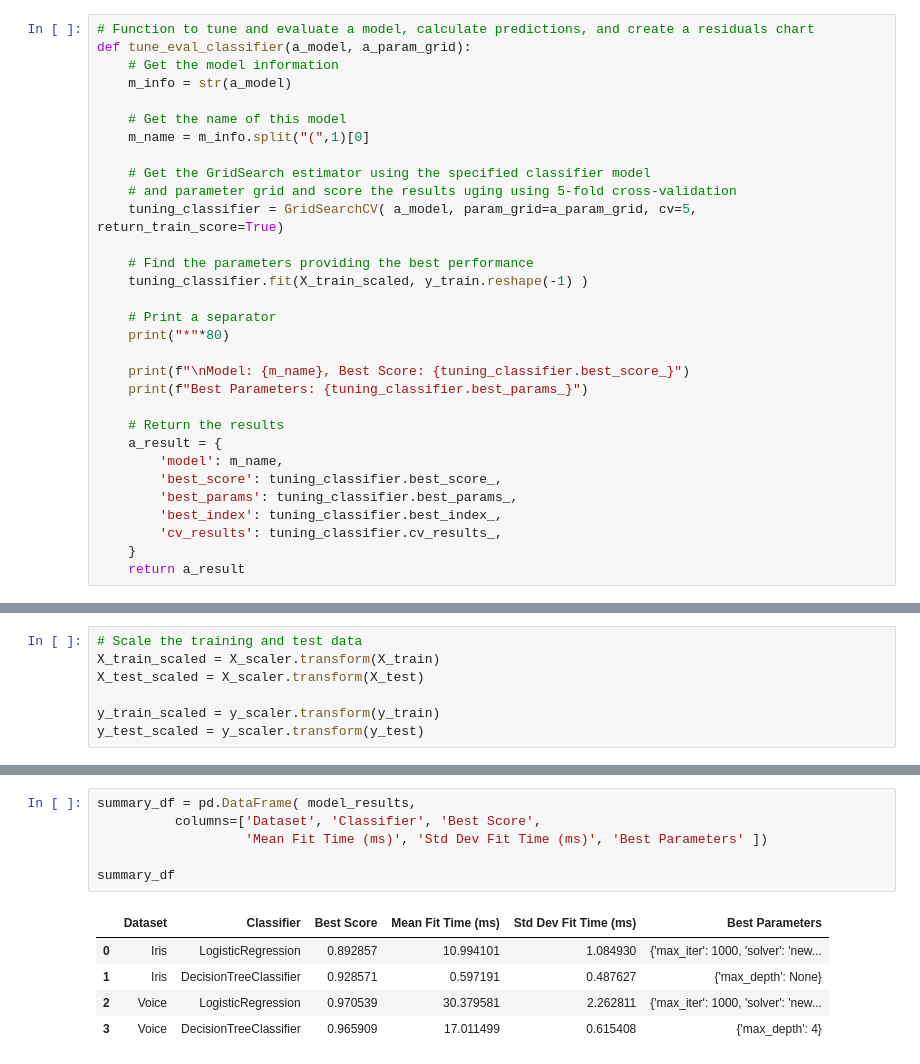
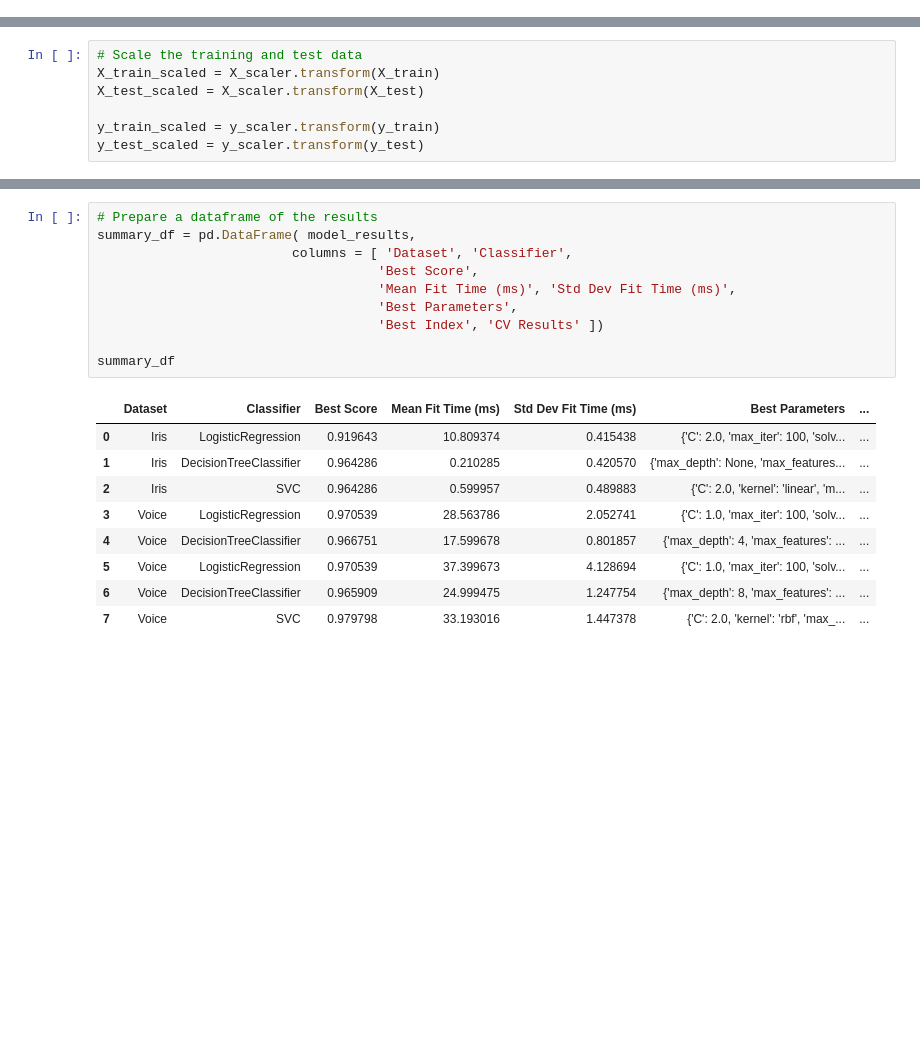
Before and after one commit to daddyjab/ML_Notes, a Jupyter notebook: 8-Hyper-Parameter Tuning.ipynb, the cells around one changed output, grey strips where cells are left out. Saved outputs shown, nothing was run; the diff lists cells and outputs as text; blank space fills up the shorter version.

Commit message:
revised charts, added SVM SVC classifier

```diff
--- a/8-Hyper-Parameter Tuning.ipynb
+++ b/8-Hyper-Parameter Tuning.ipynb
@@ -141,32 +185 @@ y_test_scaled = y_scaler.transform(y_test)
-# %%
-# Function to tune and evaluate a model, calculate predictions, and create a residuals chart
-def tune_eval_classifier(a_model, a_param_grid):
-    # Get the model information
-    m_info = str(a_model)
-
-    # Get the name of this model
-    m_name = m_info.split("(",1)[0]
-
-    # Get the GridSearch estimator using the specified classifier model
-    # and parameter grid and score the results uging using 5-fold cross-validation
-    tuning_classifier = GridSearchCV( a_model, param_grid=a_param_grid, cv=5, return_train_score=True)
-
-    # Find the parameters providing the best performance
-    tuning_classifier.fit(X_train_scaled, y_train.reshape(-1) )
-
-    # Print a separator
-    print("*"*80)
-
-    print(f"\nModel: {m_name}, Best Score: {tuning_classifier.best_score_}")
-    print(f"Best Parameters: {tuning_classifier.best_params_}")
-
-    # Return the results
-    a_result = {
-        'model': m_name,
-        'best_score': tuning_classifier.best_score_,
-        'best_params': tuning_classifier.best_params_,
-        'best_index': tuning_classifier.best_index_,
-        'cv_results': tuning_classifier.cv_results_,
-    }
-    return a_result
 # %% [markdown]
@@ -430,15 +349,23 @@ pprint(model_results)
 # %%
+# Prepare a dataframe of the results
 summary_df = pd.DataFrame( model_results,
-          columns=['Dataset', 'Classifier', 'Best Score',
-                   'Mean Fit Time (ms)', 'Std Dev Fit Time (ms)', 'Best Parameters' ])
+                         columns = [ 'Dataset', 'Classifier',
+                                    'Best Score',
+                                    'Mean Fit Time (ms)', 'Std Dev Fit Time (ms)',
+                                    'Best Parameters',
+                                    'Best Index', 'CV Results' ])
 
 summary_df
 # %% [output]
-|  | Dataset | Classifier | Best Score | Mean Fit Time (ms) | Std Dev Fit Time (ms) | Best Parameters |
-| 0 | Iris | LogisticRegression | 0.892857 | 10.994101 | 1.084930 | {'max_iter': 1000, 'solver': 'new... |
-| 1 | Iris | DecisionTreeClassifier | 0.928571 | 0.597191 | 0.487627 | {'max_depth': None} |
-| 2 | Voice | LogisticRegression | 0.970539 | 30.379581 | 2.262811 | {'max_iter': 1000, 'solver': 'new... |
-| 3 | Voice | DecisionTreeClassifier | 0.965909 | 17.011499 | 0.615408 | {'max_depth': 4} |
+|  | Dataset | Classifier | Best Score | Mean Fit Time (ms) | Std Dev Fit Time (ms) | Best Parameters | ... |
+| 0 | Iris | LogisticRegression | 0.919643 | 10.809374 | 0.415438 | {'C': 2.0, 'max_iter': 100, 'solv... | ... |
+| 1 | Iris | DecisionTreeClassifier | 0.964286 | 0.210285 | 0.420570 | {'max_depth': None, 'max_features... | ... |
+| 2 | Iris | SVC | 0.964286 | 0.599957 | 0.489883 | {'C': 2.0, 'kernel': 'linear', 'm... | ... |
+| 3 | Voice | LogisticRegression | 0.970539 | 28.563786 | 2.052741 | {'C': 1.0, 'max_iter': 100, 'solv... | ... |
+| 4 | Voice | DecisionTreeClassifier | 0.966751 | 17.599678 | 0.801857 | {'max_depth': 4, 'max_features': ... | ... |
+| 5 | Voice | LogisticRegression | 0.970539 | 37.399673 | 4.128694 | {'C': 1.0, 'max_iter': 100, 'solv... | ... |
+| 6 | Voice | DecisionTreeClassifier | 0.965909 | 24.999475 | 1.247754 | {'max_depth': 8, 'max_features': ... | ... |
+| 7 | Voice | SVC | 0.979798 | 33.193016 | 1.447378 | {'C': 2.0, 'kernel': 'rbf', 'max_... | ... |
 # %%
 summary_df.mean()
 # %% [output]
```
Also changed, not shown: parts of 41 cells of this notebook, 3 other files.
